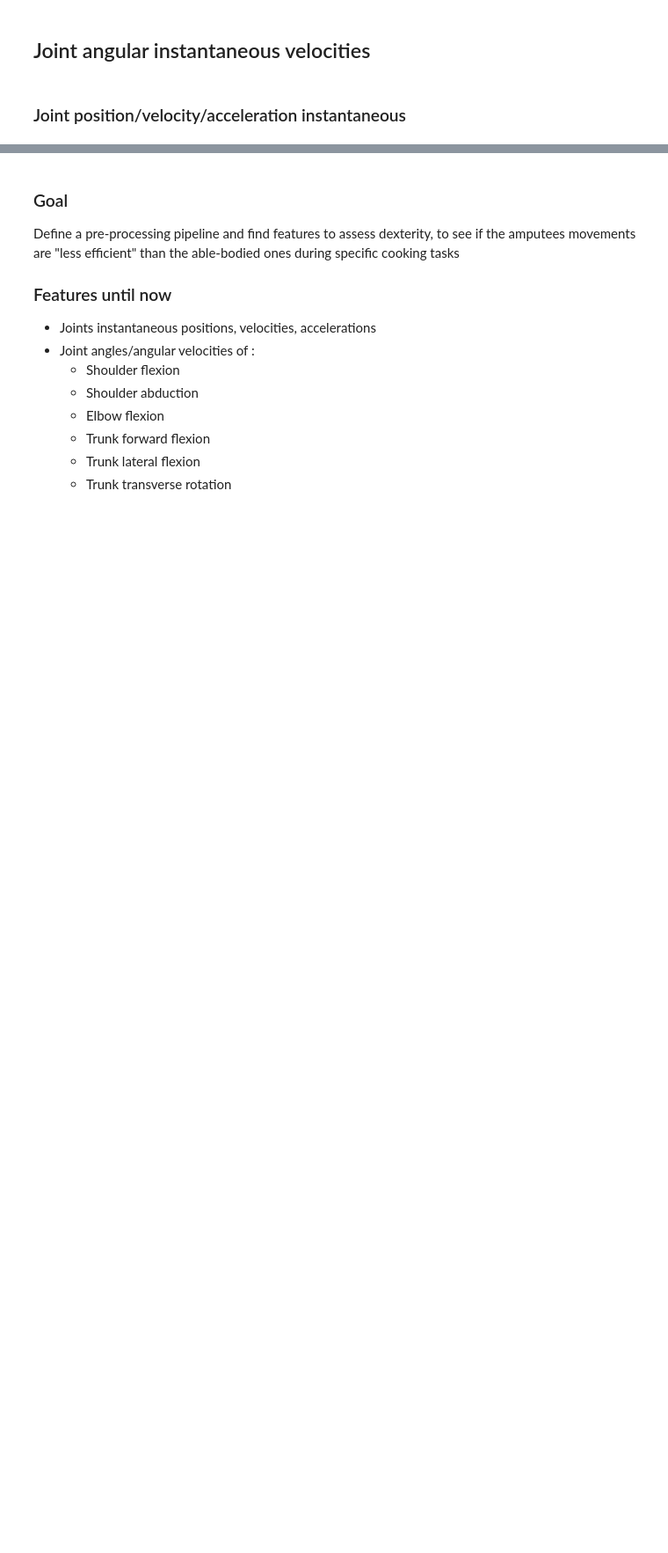
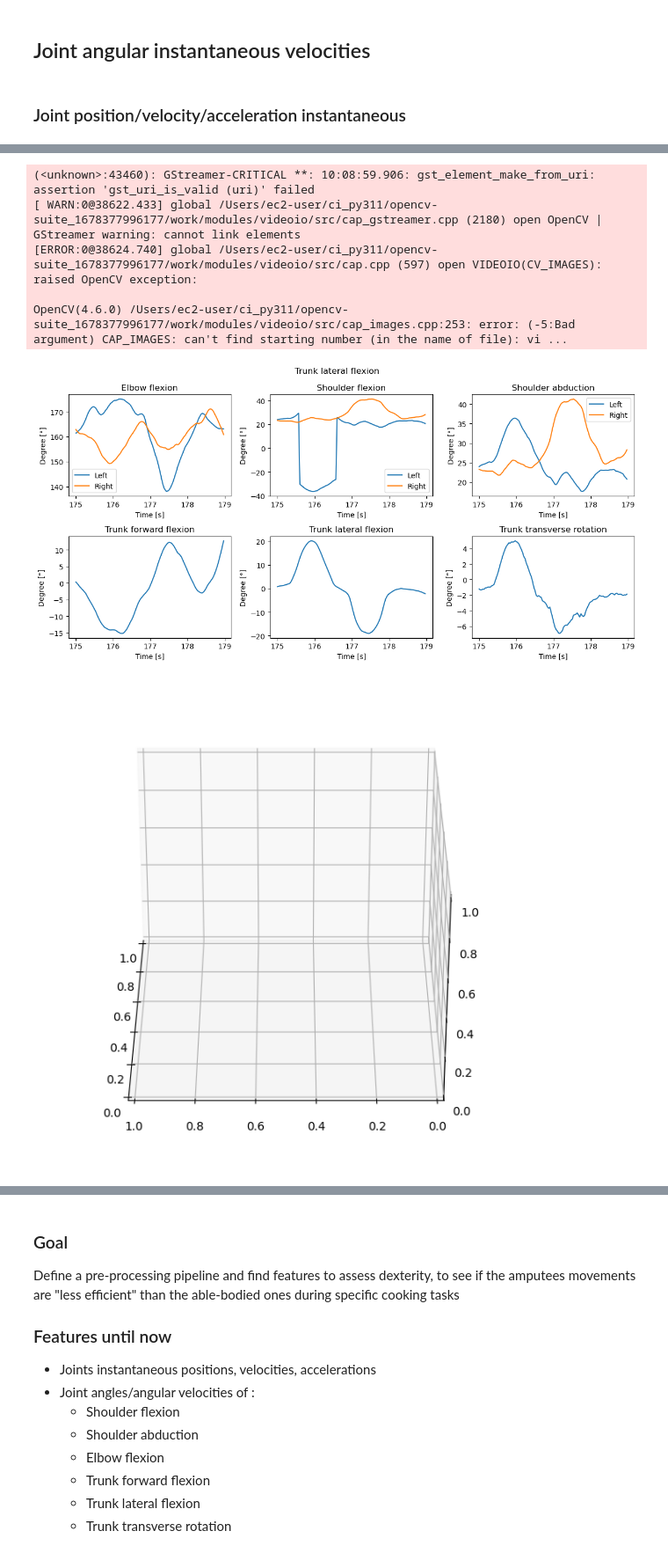
Before and after one commit to FranklinLeong/dexterity_assessment_CL, a Jupyter notebook: src/exploratory copie.ipynb, the cells around one changed output, grey strips where cells are left out. Shown at 88% size. Drawn from its saved outputs; the diff is of its cells as text; code cells hidden in the pictures; blank space fills up the shorter version.

```diff
--- a/src/exploratory copie.ipynb
+++ b/src/exploratory copie.ipynb
@@ -1067,0 +1188,11 @@ df_test.to_csv('Changling_features.csv')
+# %%
+plot_all_joints(df_test, 175, 179, 'Trunk lateral flexion')
+video_skeleton('trunk_lat_flex', df_test, 175, 179)
+# %% [output]
+(<unknown>:43460): GStreamer-CRITICAL **: 10:08:59.906: gst_element_make_from_uri: assertion 'gst_uri_is_valid (uri)' failed
+[ WARN:0@38622.433] global /Users/ec2-user/ci_py311/opencv-suite_1678377996177/work/modules/videoio/src/cap_gstreamer.cpp (2180) open OpenCV | GStreamer warning: cannot link elements
+[ERROR:0@38624.740] global /Users/ec2-user/ci_py311/opencv-suite_1678377996177/work/modules/videoio/src/cap.cpp (597) open VIDEOIO(CV_IMAGES): raised OpenCV exception:
+
+OpenCV(4.6.0) /Users/ec2-user/ci_py311/opencv-suite_1678377996177/work/modules/videoio/src/cap_images.cpp:253: error: (-5:Bad argument) CAP_IMAGES: can't find starting number (in the name of file): vi ...
+[figure, added]
+[figure, added]
```
Also changed, not shown: parts of 41 cells of this notebook, 1 other file.
